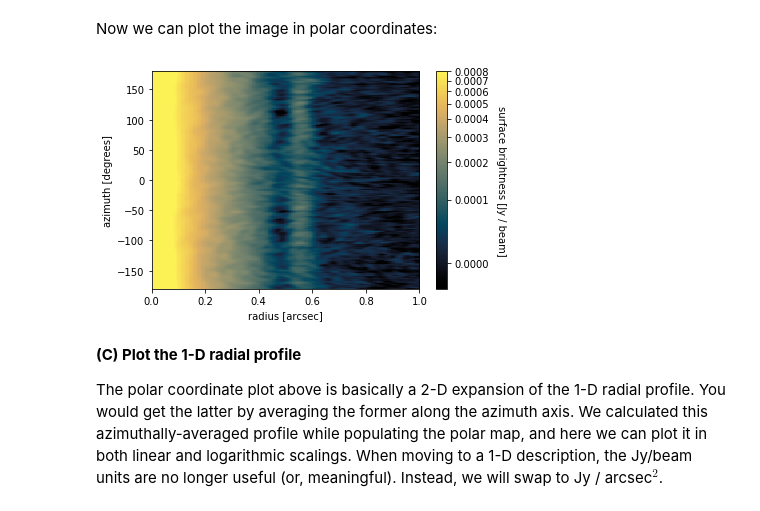
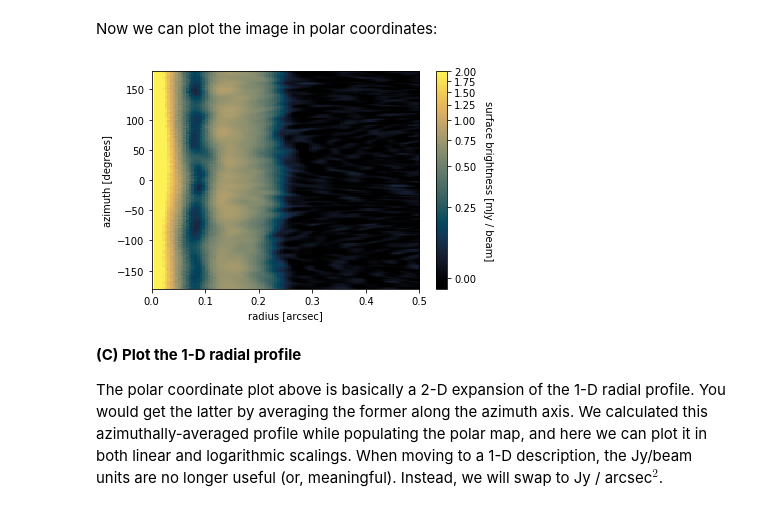
Before and after one commit to seanandrews/DSHARP_CPDs, a Jupyter notebook: Part2_Profiles.ipynb, the cells around one changed output. Cells and saved outputs as stored; diff of their text form; code cells hidden in the pictures.

```diff
--- a/Part2_Profiles.ipynb
+++ b/Part2_Profiles.ipynb
@@ -23,7 +23,7 @@ from scipy.ndimage.interpolation import shift    # tool for image interpolation
 %matplotlib inline
 
 # disk target name
-disk_name = 'GWLup'
+disk_name = 'SR4'
 
 # load the .FITS file into a 2-D array (image) and header dictionary (header)
 data = fits.open(disk_name+'_continuum.fits')    # this presumes you've done the 1st notebook and have the datafile
@@ -34,7 +34,7 @@ header = data[0].header
 nx, ny = header['NAXIS1'], header['NAXIS2']
 
 # coordinate frames can be reconstructed from a mapping to pixels with header variables
-offRA, offDEC = -2.4e-3, 9.0e-4    # we can experiment with these
+offRA, offDEC = -0.0636, -0.5090
 RAo = 3600 * header['CDELT1'] * (np.arange(nx) - (header['CRPIX1'] - 1)) - offRA
 DECo = 3600 * header['CDELT2'] * (np.arange(ny) - (header['CRPIX2'] - 1)) - offDEC
 
@@ -53,7 +53,7 @@ beam_area = (np.pi * beam_maj * beam_min / (4 * np.log(2))) / (3600 * 180 / np.p
 The key step here is to transform from the sky-plane coordinate frame (the data) to the disk-plane coordinate frame.  This involves a rotation (to account for the observed PA), a deprojection (to account for the observed inclination), and a transformation from Cartesian (RA, DEC offsets) to cylindrical polar (radius, azimuth, or {$r$, $\theta$}) coordinate systems (code-wise, these happen roughly simultaneously).
 # %%
 # set the inclination and PA of the disk onto the sky-frame
-incl, PA = 38.7, 37.7   # these were measured by the DSHARP consortium (Huang et al. 2018, ApJL, 869, L42 - Table 2)
+incl, PA = 24.2, 43.7   # these were measured by the DSHARP consortium (Huang et al. 2018, ApJL, 869, L42 - Table 2)
 
 # convert these to radius
 inclr, PAr = np.radians(incl), np.radians(PA)
@@ -178,29 +133,29 @@ Now we can plot the image in polar coordinates:
 # %%
 # define the full (r, az)-map boundaries with a list of the min/max (r, az) bins
 rtmap_bounds = (rbins.min(), rbins.max(), tbins.min(), tbins.max())
 
 # set the radius and azimuth ranges you want to show
 t_lims = [-180, 180]
-r_lims = [0, 1.]
+r_lims = [0, 0.5]
 
 # now define the color-map, intensity limits, and stretch
 cmap = cmr.eclipse
-vmin, vmax = -3e-5, 8e-4    # these are in Jy/beam units
+vmin, vmax = -0.03, 2    # these are in mJy/beam units
 norm = ImageNormalize(vmin=vmin, vmax=vmax, stretch=AsinhStretch())
 
 # set up and plot the image on the specified scale
 fig, ax = plt.subplots()
-im = ax.imshow(rtmap, origin='lower', cmap=cmap, extent=rtmap_bounds, norm=norm, aspect='auto')
+im = ax.imshow(1e3*rtmap, origin='lower', cmap=cmap, extent=rtmap_bounds, norm=norm, aspect='auto')
 ax.set_xlim(r_lims)
 ax.set_ylim(t_lims)
 ax.set_ylabel('azimuth [degrees]')
 ax.set_xlabel('radius [arcsec]')
 
 # add a scalebar
 cb = plt.colorbar(im, ax=ax, pad=0.05)
-cb.set_label('surface brightness [Jy / beam]', rotation=270, labelpad=17)
+cb.set_label('surface brightness [mJy / beam]', rotation=270, labelpad=17)
 # %% [output]
-[figure, old version]
+[figure, new version]
 # %% [markdown]
 **(C) Plot the 1-D radial profile**
 
```
Also changed, not shown: parts of 6 cells of this notebook.
